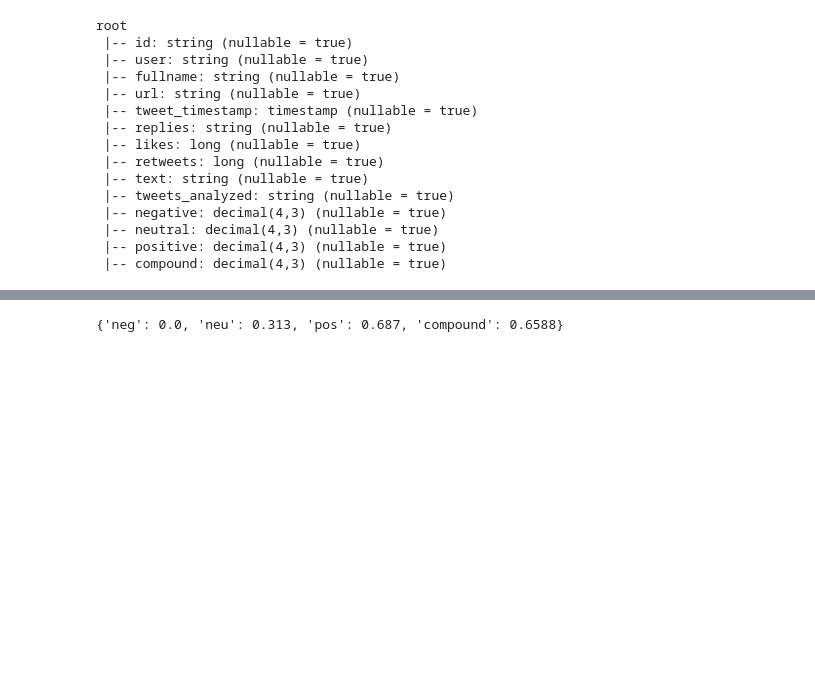
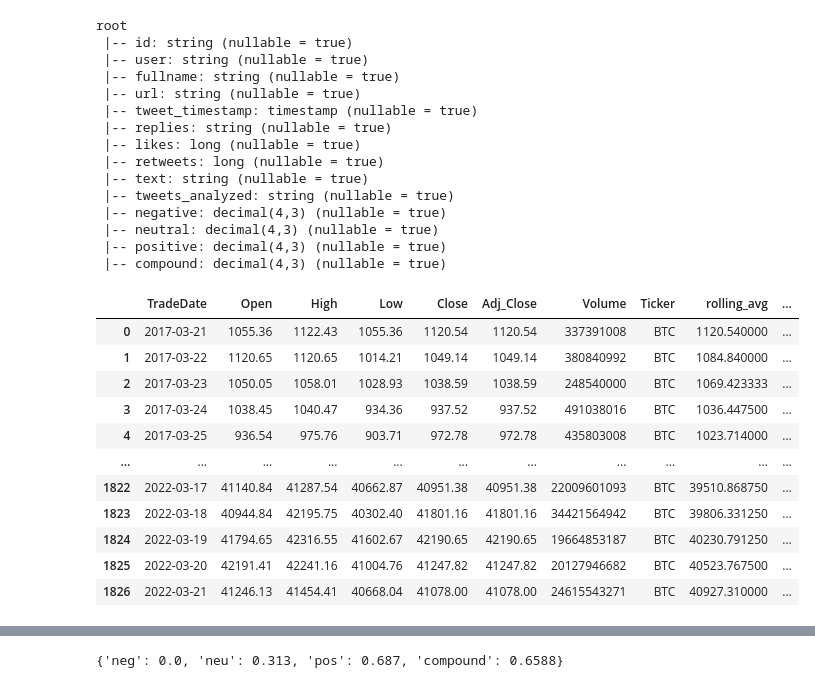
Before and after one commit to vikkumar2021/Cryptopunks, a Jupyter notebook: cse6242_group_project_data_cleaning_mockup.ipynb, the cells around one changed output, grey strips where cells are left out. Drawn from its saved outputs; the diff is of its cells as text; code cells hidden in the pictures; blank space fills up the shorter version.

Commit message:
Add additional indicators to pipeline

```diff
--- a/cse6242_group_project_data_cleaning_mockup.ipynb
+++ b/cse6242_group_project_data_cleaning_mockup.ipynb
@@ -6,6 +6,7 @@ from pyspark.sql import DataFrame as SparkDataFrame
 from pyspark.sql import SparkSession
 from nltk.sentiment import SentimentIntensityAnalyzer
 import json
+from IPython.display import display
 
 
 PRICE_FILE_PATH = '/Users/salmanmukhi/Downloads/BTC-USD_2017-2022.csv'
@@ -126,7 +127,7 @@ def add_bollinger_bands(df: SparkDataFrame,
     return df_transformed.drop('bollinger_rolling_avg').drop('bollinger_rolling_std')
 
 
-def add_stochastic_oscillator(df: SparkDataFrame, window: int = 14) -> SparkDataFrame:
+def add_stochastic_oscillator(df: SparkDataFrame, so_window: int = 14, sma_window: int = 3) -> SparkDataFrame:
     df.createOrReplaceTempView('add_stochastic_oscillator')
     df_transformed = spark.sql(f"""
         WITH cte1 AS
@@ -135,20 +136,67 @@ def add_stochastic_oscillator(df: SparkDataFrame, window: int = 14) -> SparkData
             MAX(Adj_Close) OVER(
                 PARTITION BY Ticker
                 ORDER BY TradeDate ASC
-                RANGE BETWEEN INTERVAL {window} DAYS PRECEDING AND CURRENT ROW) AS max_window_price,
+                RANGE BETWEEN INTERVAL {so_window} DAYS PRECEDING AND CURRENT ROW) AS max_window_price,
             MIN(Adj_Close) OVER(
                 PARTITION BY Ticker
                 ORDER BY TradeDate ASC
-                RANGE BETWEEN INTERVAL {window} DAYS PRECEDING AND CURRENT ROW) AS min_window_price
-            FROM add_stochastic_oscillator)
+                RANGE BETWEEN INTERVAL {so_window} DAYS PRECEDING AND CURRENT ROW) AS min_window_price
+            FROM add_stochastic_oscillator),
+        cte2 AS (SELECT
+        *,
+        (Adj_Close - min_window_price)/(max_window_price - min_window_price) * 100.0 AS stochastic_oscillator
+        FROM cte1)
 
         SELECT
         *,
-        (Adj_Close - min_window_price)/(max_window_price - min_window_price) * 100.0 AS stochastic_oscillator
-        FROM cte1
+        AVG(stochastic_oscillator) OVER(
+                PARTITION BY Ticker
+                ORDER BY TradeDate ASC
+                RANGE BETWEEN INTERVAL {sma_window} DAYS PRECEDING AND CURRENT ROW) AS stochastic_oscillator_sma
+        FROM
+        cte2
         """)
 
-    return df_transformed.drop('max_window_price').drop('min_window_price')
+    return df_transformed.drop('max_window_price').drop('min_window_price').drop('stochastic_oscillator')
+
+
+def add_on_balance_volume(df: SparkDataFrame) -> SparkDataFrame:
+    """
+        Add On Balance Volume
+        https://www.investopedia.com/terms/o/onbalancevolume.asp
+    """
+
+    df.createOrReplaceTempView('add_on_balance_volume')
+    df_transformed = spark.sql("""
+        WITH cte1 AS
+        (SELECT *,
+                CASE
+                    WHEN (Adj_Close - Open) > 0 THEN 1
+                    WHEN (Adj_Close - Open) < 0 THEN -1
+                    ELSE 0 END AS multiplier
+        FROM
+            add_on_balance_volume)
+
+        SELECT
+            *,
+            SUM(Volume * multiplier) OVER(PARTITION BY Ticker ORDER BY TradeDate ASC) AS on_balance_volume
+        FROM
+            cte1
+        """)
+
+    return df_transformed
+
+
+def add_MACD(df: PandasDataFrame) -> PandasDataFrame:
+    """Moving Average Convergence Divergence"""
+
+    price_col = 'Adj_Close'
+    df['MACD_raw'] = df[[price_col]].ewm(span=12).mean() - df[[price_col]].ewm(span=26).mean()
+    df['MACD_signal'] = df[['MACD_raw']].ewm(span=9).mean()
+    df['MACD'] = (df['MACD_raw'] - df['MACD_signal'])
+    df.drop(columns=['MACD_raw', 'MACD_signal'])
+
+    return df
 
 
 def analyze_tweet_sentiment(tweets_df: SparkDataFrame) -> SparkDataFrame:
@@ -218,7 +266,7 @@ def aggregate_tweet_sentiment(df: SparkDataFrame) -> SparkDataFrame:
 
 
 
-if __name__ == "__main__":
+def run_pipeline():
     spark = create_spark_session()
     df_price_raw = read_stock_price_data(spark, PRICE_FILE_PATH)
 
@@ -226,37 +274,57 @@ if __name__ == "__main__":
     df_price = add_price_to_SMA_ratio(df_price_raw)
     df_price = add_bollinger_bands(df_price)
     df_price = add_stochastic_oscillator(df_price)
+    df_price = add_on_balance_volume(df_price)
 
     df_tweets = read_tweets_data(spark, TWEETS_FILE_PATH)
     df_sentiment = analyze_tweet_sentiment(df_tweets)
     df_sentiment.printSchema()
     tweet_cols = ['tweet_timestamp',
                   'likes',
                   'retweets',
                   'negative',
                   'positive',
                   'neutral',
                   'compound']
-    df_sentiment.select(tweet_cols).show()
+#     df_sentiment.select(tweet_cols).show()
     df_agg_sentiment = aggregate_tweet_sentiment(df_sentiment)
-    df_agg_sentiment.show()
+#     df_agg_sentiment.show()
 
-    df_joined = df_price.join(df_agg_sentiment, df_price.TradeDate == df_agg_sentiment.tweet_date, 'inner')
-    df_joined.show()
+    df_joined = df_price.join(df_agg_sentiment, df_price.TradeDate == df_agg_sentiment.tweet_date, 'left')
+#     df_joined.show()
     pandas_df = df_joined.toPandas()
+    pandas_df = add_MACD(pandas_df).sort_values(by=['TradeDate'])
+    display(pandas_df)
+    pandas_df.to_csv('/Users/salmanmukhi/code/Cryptopunks/pipeline_export.csv')
+
+
+if __name__ == "__main__":
+    run_pipeline()
 # %% [output]
 root
  |-- id: string (nullable = true)
  |-- user: string (nullable = true)
  |-- fullname: string (nullable = true)
  |-- url: string (nullable = true)
  |-- tweet_timestamp: timestamp (nullable = true)
  |-- replies: string (nullable = true)
  |-- likes: long (nullable = true)
  |-- retweets: long (nullable = true)
  |-- text: string (nullable = true)
  |-- tweets_analyzed: string (nullable = true)
  |-- negative: decimal(4,3) (nullable = true)
  |-- neutral: decimal(4,3) (nullable = true)
  |-- positive: decimal(4,3) (nullable = true)
  |-- compound: decimal(4,3) (nullable = true)
+|  | TradeDate | Open | High | Low | Close | Adj_Close | Volume | Ticker | rolling_avg | ... |
+| 0 | 2017-03-21 | 1055.36 | 1122.43 | 1055.36 | 1120.54 | 1120.54 | 337391008 | BTC | 1120.540000 | ... |
+| 1 | 2017-03-22 | 1120.65 | 1120.65 | 1014.21 | 1049.14 | 1049.14 | 380840992 | BTC | 1084.840000 | ... |
+| 2 | 2017-03-23 | 1050.05 | 1058.01 | 1028.93 | 1038.59 | 1038.59 | 248540000 | BTC | 1069.423333 | ... |
+| 3 | 2017-03-24 | 1038.45 | 1040.47 | 934.36 | 937.52 | 937.52 | 491038016 | BTC | 1036.447500 | ... |
+| 4 | 2017-03-25 | 936.54 | 975.76 | 903.71 | 972.78 | 972.78 | 435803008 | BTC | 1023.714000 | ... |
+| ... | ... | ... | ... | ... | ... | ... | ... | ... | ... | ... |
+| 1822 | 2022-03-17 | 41140.84 | 41287.54 | 40662.87 | 40951.38 | 40951.38 | 22009601093 | BTC | 39510.868750 | ... |
+| 1823 | 2022-03-18 | 40944.84 | 42195.75 | 40302.40 | 41801.16 | 41801.16 | 34421564942 | BTC | 39806.331250 | ... |
+| 1824 | 2022-03-19 | 41794.65 | 42316.55 | 41602.67 | 42190.65 | 42190.65 | 19664853187 | BTC | 40230.791250 | ... |
+| 1825 | 2022-03-20 | 42191.41 | 42241.16 | 41004.76 | 41247.82 | 41247.82 | 20127946682 | BTC | 40523.767500 | ... |
+| 1826 | 2022-03-21 | 41246.13 | 41454.41 | 40668.04 | 41078.00 | 41078.00 | 24615543271 | BTC | 40927.310000 | ... |
```
Also changed, not shown: parts of 5 cells of this notebook.
